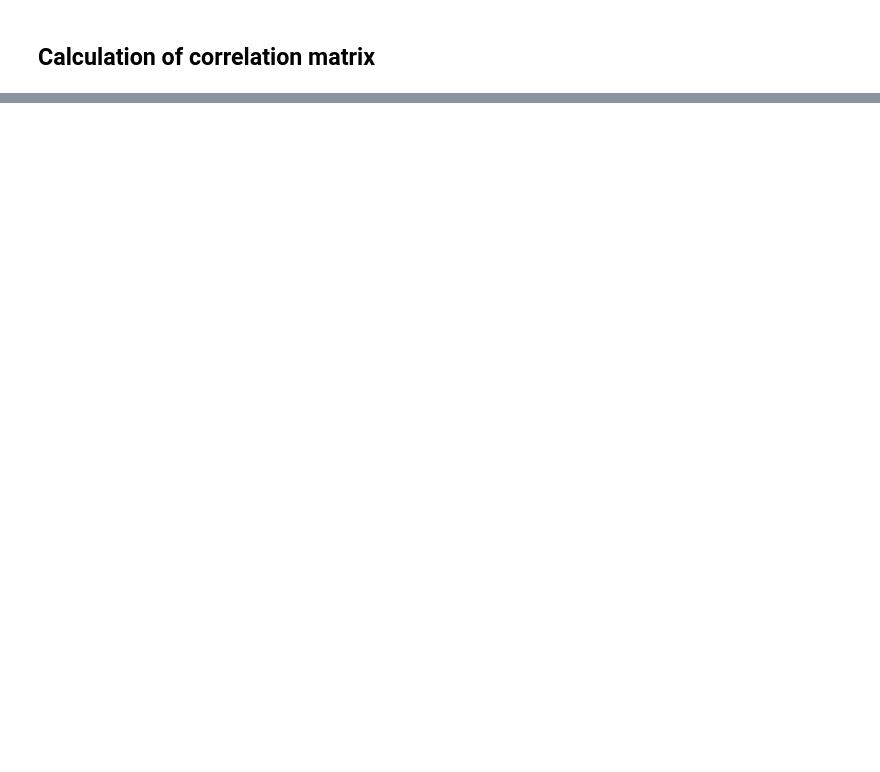
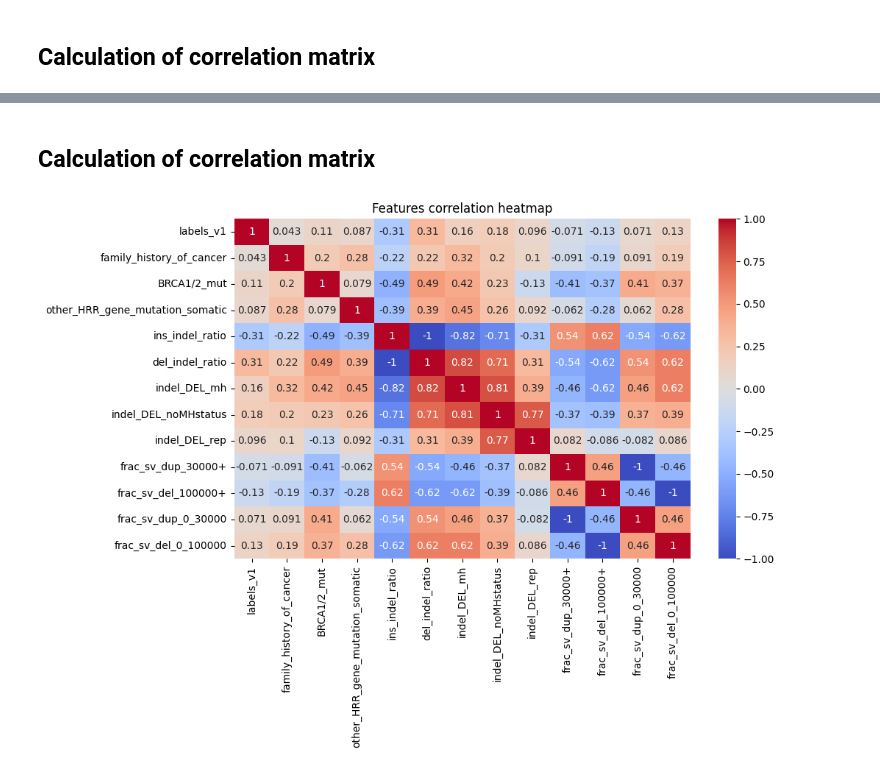
Before and after one commit to KlaudiaPacewicz/Final_project_Python_ed1_2023_2024_Warsaw_ALK, a Jupyter notebook: features_exploration/Features exploration.ipynb, the cells around one changed output, grey strips where cells are left out. Cells and saved outputs as stored; diff of their text form; code cells hidden in the pictures; blank space fills up the shorter version.

```diff
--- a/features_exploration/Features exploration.ipynb
+++ b/features_exploration/Features exploration.ipynb
@@ -49,0 +95,11 @@ fig.canvas.print_png('heatmapa.png')
+# %%
+clinical_features_r3 = pd.read_csv('./../clinical_features/Repository3_clinical_features.csv')
+genetic_features_r3 = pd.read_csv('./../models/model_logistic_regression_v4/manually_selected_features_frac.csv')
+
+all_features_r3 = pd.merge(clinical_features_r3, genetic_features_r3, on='SAMPLE_ID', how='inner').merge(labels_v1, on='SAMPLE_ID', how='inner')
+all_features_r2 = all_features_r3.set_index('SAMPLE_ID', inplace=False)
+all_features_r3 = all_features_r3.set_index('SAMPLE_ID', inplace=False)
+
+
+BRCA_corr_r3 = all_features_r3[['labels_v1', 'family_history_of_cancer', 'BRCA1/2_mut', 'other_HRR_gene_mutation_somatic', 'ins_indel_ratio', 'del_indel_ratio', 'indel_DEL_mh', 'indel_DEL_noMHstatus', 'indel_DEL_rep', 'frac_sv_dup_30000+','frac_sv_del_100000+', 'frac_sv_dup_0_30000', 'frac_sv_del_0_100000']]
+BRCA_corr_r3
@@ -49,0 +125,12 @@ fig.canvas.print_png('heatmapa.png')
+# %% [markdown]
+## Calculation of correlation matrix
+# %%
+correlation_matrix = BRCA_corr_r3.corr()
+
+# Heatmap creation
+plt.figure(figsize=(10, 6))
+sns.heatmap(correlation_matrix, annot=True, cmap='coolwarm', linewidths=0.000001)
+plt.title('Features correlation heatmap')
+plt.show()
+# %% [output]
+[figure, added]
```
Also changed, not shown: parts of 13 cells of this notebook, 1 other file.
